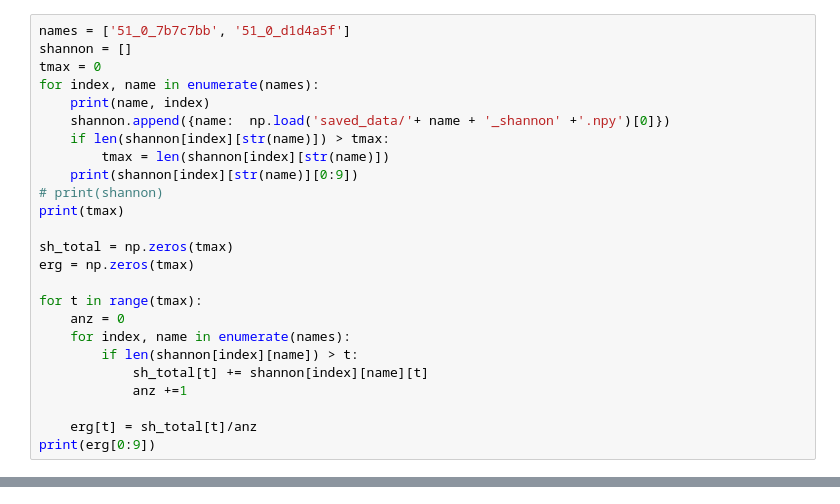
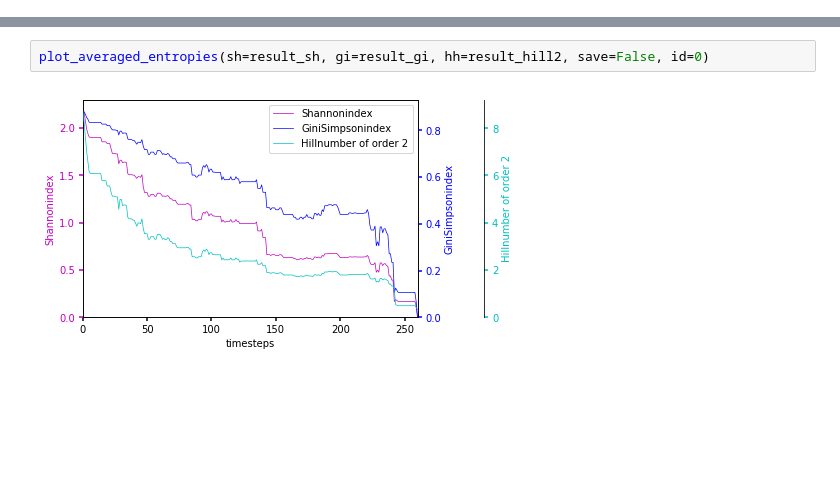
Before and after one commit to sisyga/biolgca, a Jupyter notebook: Indizes sammeln.ipynb, the cells around one changed output, grey strips where cells are left out. Drawn from its saved outputs; the diff is of its cells as text; blank space fills up the shorter version.

Commit message:
add plot_averaged_entropies

```diff
--- a/Indizes sammeln.ipynb
+++ b/Indizes sammeln.ipynb
@@ -29,25 +0,0 @@ print(len(offs1))
-# %%
-names = ['51_0_7b7c7bb', '51_0_d1d4a5f']
-shannon = []
-tmax = 0
-for index, name in enumerate(names):
-    print(name, index)
-    shannon.append({name:  np.load('saved_data/'+ name + '_shannon' +'.npy')[0]})
-    if len(shannon[index][str(name)]) > tmax:
-        tmax = len(shannon[index][str(name)])
-    print(shannon[index][str(name)][0:9])
-# print(shannon)
-print(tmax)
-
-sh_total = np.zeros(tmax)
-erg = np.zeros(tmax)
-
-for t in range(tmax):
-    anz = 0
-    for index, name in enumerate(names):
-        if len(shannon[index][name]) > t:
-            sh_total[t] += shannon[index][name][t]
-            anz +=1
-
-    erg[t] = sh_total[t]/anz
-print(erg[0:9])
@@ -72,0 +118,4 @@ plot_entropies(timesteps=tmax, ind=shannon[1]['51_0_d1d4a5f'], save_plot=False,
+# %%
+plot_averaged_entropies(sh=result_sh, gi=result_gi, hh=result_hill2, save=False, id=0)
+# %% [output]
+[figure, added]
```
Also changed, not shown: parts of 8 cells of this notebook.
